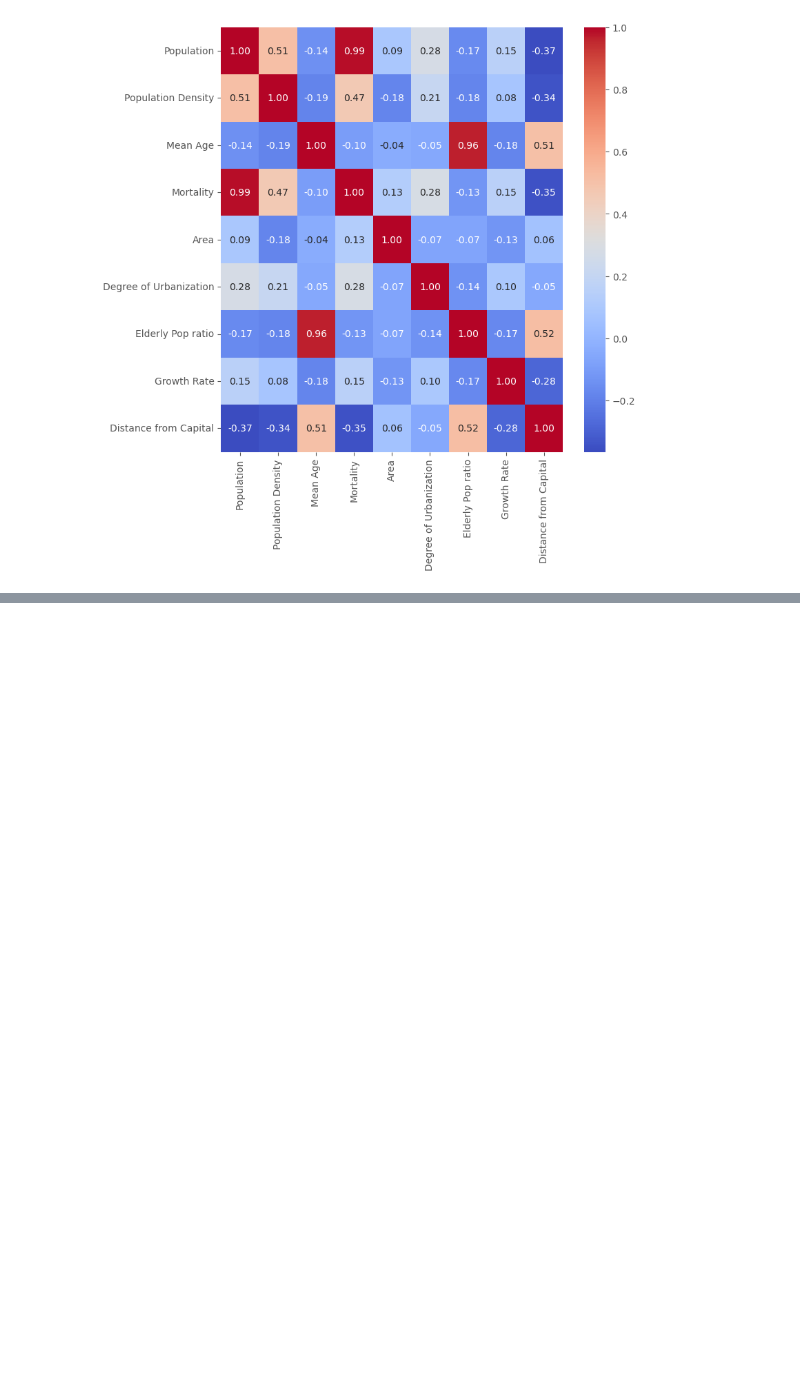
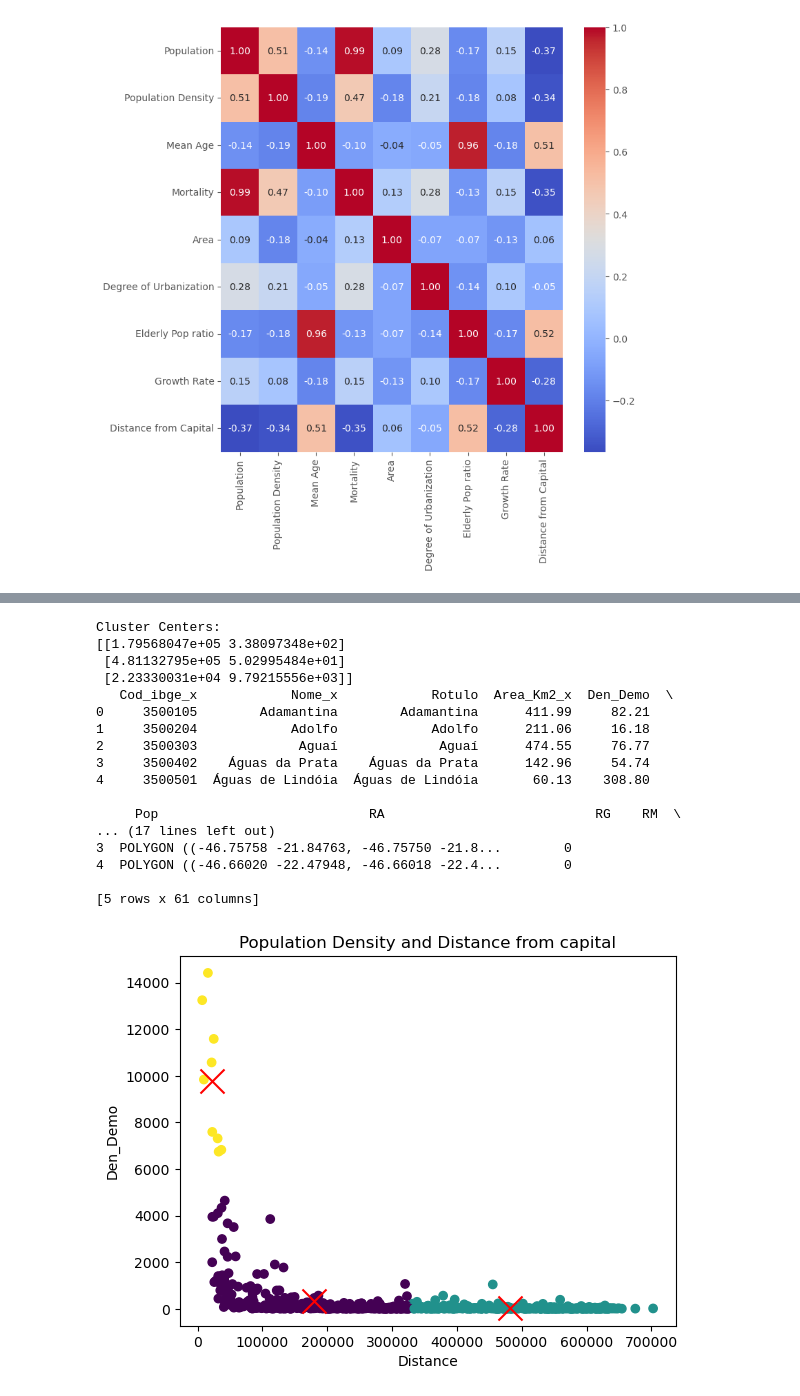
Before and after one commit to s-oliveira-pedro/geocomp, a Jupyter notebook: code.ipynb, the cells around one changed output, grey strips where cells are left out. Saved outputs shown, nothing was run; the diff lists cells and outputs as text; code cells hidden in the pictures; blank space fills up the shorter version.

```diff
--- a/code.ipynb
+++ b/code.ipynb
@@ -18,5 +16,3 @@ DriverError: '/Users/poliveira/Library/CloudStorage/OneDrive-CityUniversityofNew
-# %%
-average_age_df = gp.read_file('/Users/poliveira/Library/CloudStorage/OneDrive-CityUniversityofNewYork/CUNY/Spring 24/GEO_COMPUTATION/final_project/data_sets/projecao_idade_media/idade_meia_projecao.shp')
 # %%
 #treating the dataframes before merging them
 
@@ -128,4 +138,4 @@ merged_df = pd.merge(merged_df, elderly_ix_df, on='Rotulo', how='inner')
 
 merged_df = pd.merge(merged_df, mortality_df, on='Rotulo', how='inner',suffixes=('_left2', '_right2'))
 
-merged_df = merged_df.drop(562)
+merged_df = merged_df.drop(550)
@@ -457,0 +509,57 @@ plt.show()
+# %%
+
+#columns = ['Pop','Den_Demo','AGEAVR2020','morta2019','Area_Km2_x','URB2020','elderly2019','Tx_Cres','Distance']
+columns = ['Distance','Den_Demo']
+X = merged_df[columns]
+
+# Step 3: Standardize the Data
+scaler = StandardScaler()
+X_scaled = scaler.fit_transform(X)
+
+# Step 4: Apply K-Means with explicit n_init
+kmeans = KMeans(n_clusters=3, n_init=10, random_state=42)  # Explicitly set n_init to 10
+kmeans.fit(X_scaled)
+
+# Get cluster centers and labels
+centers_scaled = kmeans.cluster_centers_
+labels = kmeans.labels_
+
+# Transform cluster centers back to original scale
+centers = scaler.inverse_transform(centers_scaled)
+
+# Add cluster labels to the original DataFrame
+merged_df['Cluster'] = labels
+
+# Step 5: Analyze the Results
+print(f'Cluster Centers: \n{centers}')
+print(merged_df.head())  # Display the DataFrame with cluster labels
+
+# Optional: Plot the clusters (for 2D data)
+if X.shape[1] == 2:  # Check if there are exactly 2 features for 2D plotting
+    plt.scatter(X.iloc[:, 0], X.iloc[:, 1], c=labels, cmap='viridis')
+    plt.scatter(centers[:, 0], centers[:, 1], s=300, c='red', marker='x')
+    plt.xlabel(columns[0])
+    plt.ylabel(columns[1])
+    plt.savefig('den_demo_kmean.png')
+
+    plt.title('Population Density and Distance from capital')
+    plt.show()
+# %% [output]
+Cluster Centers:
+[[1.79568047e+05 3.38097348e+02]
+ [4.81132795e+05 5.02995484e+01]
+ [2.23330031e+04 9.79215556e+03]]
+   Cod_ibge_x            Nome_x            Rotulo  Area_Km2_x  Den_Demo  \
+0     3500105        Adamantina        Adamantina      411.99     82.21
+1     3500204            Adolfo            Adolfo      211.06     16.18
+2     3500303             Aguaí             Aguaí      474.55     76.77
+3     3500402    Águas da Prata    Águas da Prata      142.96     54.74
+4     3500501  Águas de Lindóia  Águas de Lindóia       60.13    308.80
+
+     Pop                           RA                           RG    RM  \
+... (17 lines left out)
+3  POLYGON ((-46.75758 -21.84763, -46.75750 -21.8...        0
+4  POLYGON ((-46.66020 -22.47948, -46.66018 -22.4...        0
+
+[5 rows x 61 columns]
+[figure, added]
```
Also changed, not shown: parts of 6 cells of this notebook.
